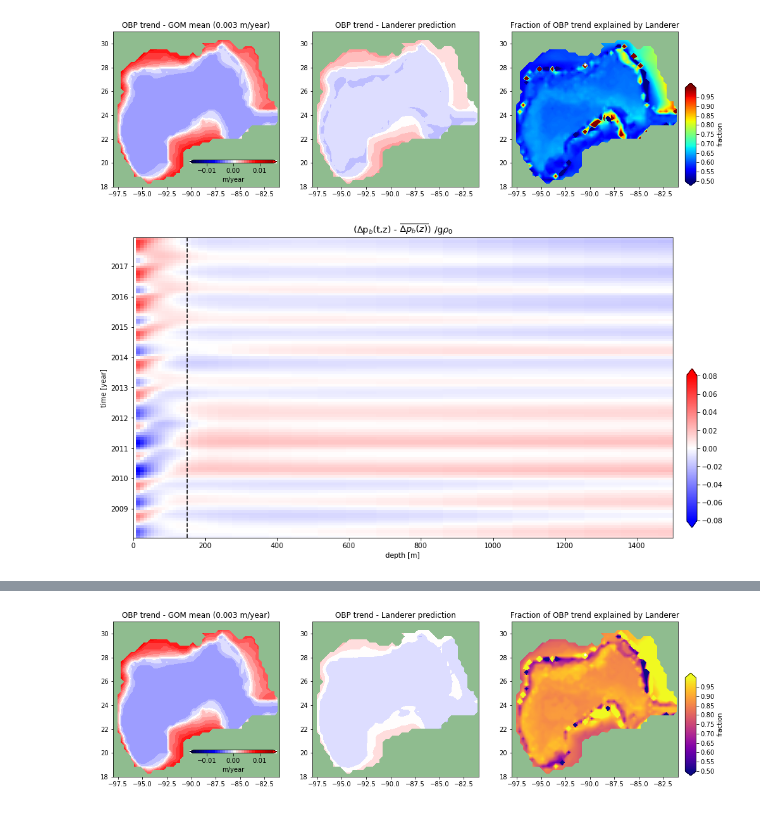
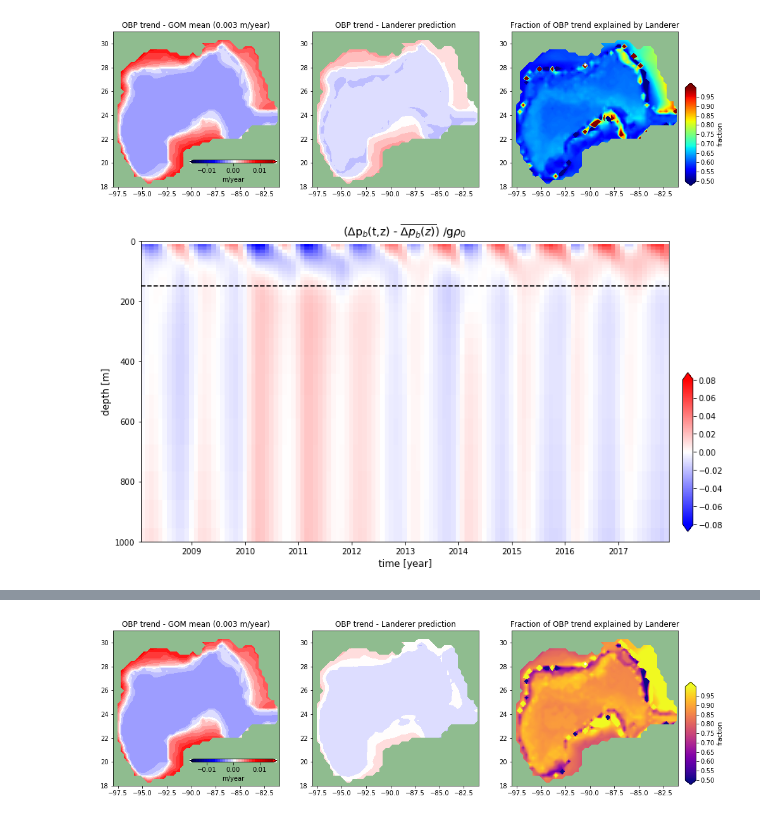
Before and after one commit to jakesteinberg/nasa_ostst, a Jupyter notebook: trends.ipynb, the cells around one changed output, grey strips where cells are left out. Drawn from its saved outputs; the diff is of its cells as text; code cells hidden in the pictures.

```diff
--- a/trends.ipynb
+++ b/trends.ipynb
@@ -368,8 +383,8 @@ rho_a_rho0_trend = xr.polyval(rho_a_rho0['time'], p_rho0.polyfit_coefficients)
 # prhoa = rho_gom_a.polyfit(dim='time', deg=1)
 # rho_gom_a_trend = xr.polyval(rho_gom_a['time'], prhoa.polyfit_coefficients)
 # %%
-# Landerer Model
-rho0 = 1035; g = 9.81;
+# -- Landerer Model --
+# -- vertical grids and thickness
 v_cell_t = ecco_grid.hFacC.isel(tile=tile_num)*ecco_grid.drF
 v_cell_t = v_cell_t.rename({'k': 'layer'})
 v_cell_t = v_cell_t*gulf_mask
@@ -409,9 +424,11 @@ for m in range(0,45): # loop over all layers
                        -1*rho_prime_2.isel(layer=above_i)).mean(dim=['j','i'])).sum(dim='layer')
     delta_pb_2[m] = below.data - above.data
 
-# -- imagine we only know things down to 2000 m
-v_cell_z_upper = v_cell_z[0:29] # depth coordinate cumsumed layer depth
-v_cell_t_upper = v_cell_t[0:29] # thickness
+# -- imagine we only know things down to some depth
+depth_i = 29
+print(v_cell_z[depth_i])
+v_cell_z_upper = v_cell_z[0:depth_i] # depth coordinate cumsumed layer depth
+v_cell_t_upper = v_cell_t[0:depth_i] # thickness
 delta_pb_upper = np.nan*np.ones(len(pbdeps))
 for m in range(0,len(v_cell_z_upper)): # loop over all layers
     this_i = np.where(v_cell_z_upper <= v_cell_z_upper[m])[0] # all depths shallower than depth i
@@ -619,26 +556,26 @@ for tt in range(np.shape(ds_den_r)[0]):   # loop over all times
                            -1*ds_den_r[tt].isel(layer=above_i)).mean(dim=['j','i'])).sum(dim='layer')
         delta_pb_total_upper[tt,m] = below.data - above.data
 # %%
-deltapbz_total = xr.DataArray(data=delta_pb_total, dims=["time","zi"],
+deltapbz_total = xr.DataArray(data=np.transpose(delta_pb_total), dims=["zi","time"],
                         coords=dict(
                             zi=(["zi"], rho_prime.layer.data[0:len(pbdeps)]),
                             time=(["time"], ecco_monthly_ds.time.data),
                         ),
                        )
-deltapbz_total_upper = xr.DataArray(data=delta_pb_total_upper, dims=["time","zi"],
+deltapbz_total_upper = xr.DataArray(data=np.transpose(delta_pb_total_upper), dims=["zi","time"],
                         coords=dict(
                             zi=(["zi"], rho_prime.layer.data[0:len(pbdeps)]),
                             time=(["time"], ecco_monthly_ds.time.data),
                         ),
                        )
 # %%
-f, ax = plt.subplots(1,1,figsize=(14,8))
-Kc=ax.pcolor(pbdeps,ecco_monthly_ds.time,deltapbz_total - deltapbz_total.mean(dim=['time']),cmap='bwr',vmin=-0.08,vmax=0.08)
-ax.plot(150*np.ones(len(ecco_monthly_ds.time)),ecco_monthly_ds.time,color='k',linestyle='--')
-ax.set_xlabel('depth [m]'); ax.set_ylabel('time [year]'); ax.set_xlim([0,1500]);
-ax.set_title(r'($\Delta$p$_b$(t,z) - $\overline{\Delta p_b(z)}$) /g$\rho_0$',fontsize=13)
+f, ax = plt.subplots(1,1,figsize=(12,7))
+Kc=ax.pcolor(ecco_monthly_ds.time,pbdeps,deltapbz_total - deltapbz_total.mean(dim=['time']),cmap='bwr',vmin=-0.08,vmax=0.08)
+ax.plot(ecco_monthly_ds.time,150*np.ones(len(ecco_monthly_ds.time)),color='k',linestyle='--')
+ax.set_ylabel('depth [m]',fontsize=12); ax.set_xlabel('time [year]',fontsize=12); ax.set_ylim([0,1000]);
+ax.set_title(r'($\Delta$p$_b$(t,z) - $\overline{\Delta p_b(z)}$) /g$\rho_0$',fontsize=14); ax.invert_yaxis()
 cbpos = [0.92, 0.15, 0.015, 0.4]; cax = f.add_axes(cbpos);
 cb = f.colorbar(Kc, cax=cax, orientation='vertical', extend='both')
-f.savefig('/Users/jakesteinberg/Documents/NASA_OSTST/meetings/2022_03_17/GOM_obp_landerer_in_time.jpg', dpi=250)
+f.savefig('/Users/jakesteinberg/Documents/NASA_OSTST/meetings/2022_03_30/GOM_obp_landerer_in_time.jpg', dpi=250)
 # %% [output]
-[figure, old version]
+[figure, new version]
```
Also changed, not shown: parts of 31 cells of this notebook, 1 other file.
